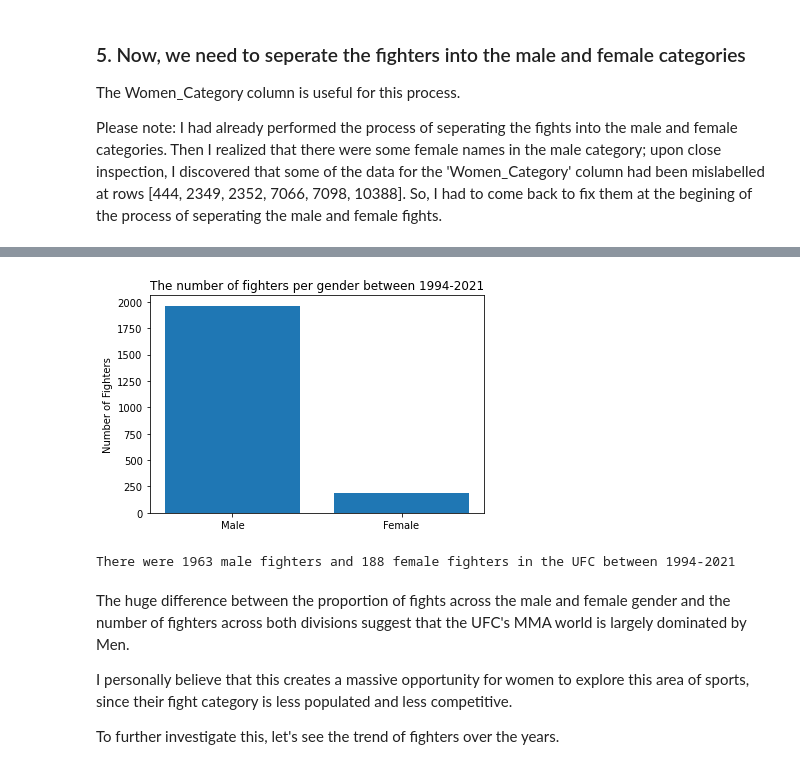
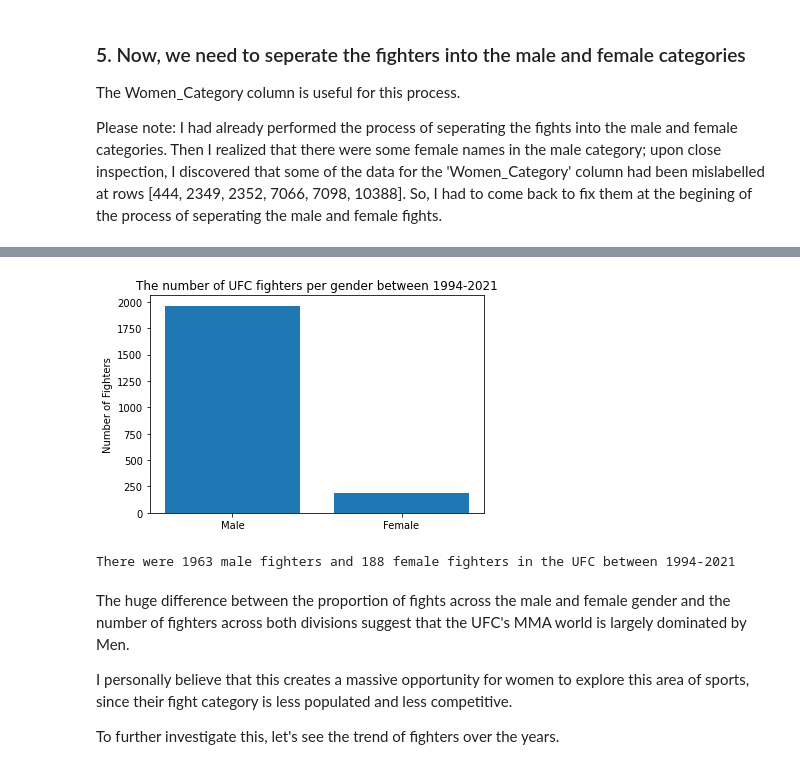
Before and after one commit to BoboyeOkeya/PortFolio---Machine-Learning-AI-foundations-, a Jupyter notebook: UFC_Data_Analysis.ipynb, the cells around one changed output, grey strips where cells are left out. Saved outputs shown, nothing was run; the diff lists cells and outputs as text; code cells hidden in the pictures.

```diff
--- a/UFC_Data_Analysis.ipynb
+++ b/UFC_Data_Analysis.ipynb
@@ -243,29 +245,29 @@ mislabel_women_category
 # %%
 ##Next, let's get the number of unique fighters across each gender
 #Get the number of unique fighters
 full_name_unique = ufc_master['Full_Name'].unique()
 # print(len(full_name_unique))
 
 male_fighters_unique = male_fights['Full_Name'].unique()
 # print(len(male_fighters_unique))
 
 female_fighters_unique = female_fights['Full_Name'].unique()
 # print(len(female_fighters_unique))
 
 #Store the count in a dictionary for easy visualization
 fighters_count_dict = {'Male': len(male_fighters_unique),'Female':len(female_fighters_unique)}
 names = list(fighters_count_dict.keys())
 values = list(fighters_count_dict.values())
 
 #Visualize the proportion of male fighters versus female fighters
 plt.bar(range(len(fighters_count_dict)), values, tick_label=names)
-plt.title(f'The number of fighters per gender between {min_date}-{max_date}')
+plt.title(f'The number of UFC fighters per gender between {min_date}-{max_date}')
 plt.ylabel('Number of Fighters')
 plt.show()
 
 print(f'There were {len(male_fighters_unique)} male fighters and {len(female_fighters_unique)} female fighters in the UFC between {min_date}-{max_date}')
 # %% [output]
-[figure, old version]
+[figure, new version]
 There were 1963 male fighters and 188 female fighters in the UFC between 1994-2021
 # %% [markdown]
 The huge difference between the proportion of fights across the male and female gender and the number of fighters across both divisions suggest that the UFC's MMA world is largely dominated by Men.
```
Also changed, not shown: parts of 8 cells of this notebook.
